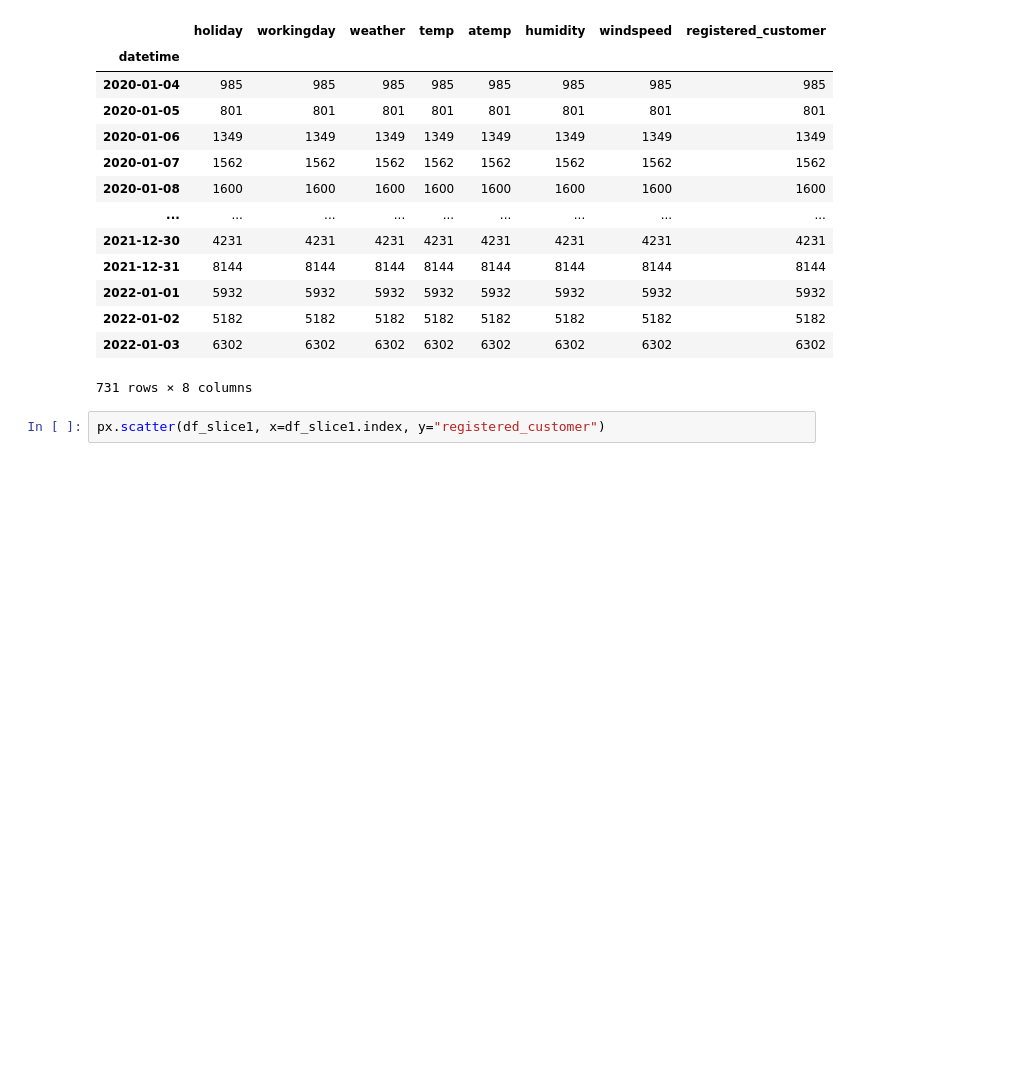
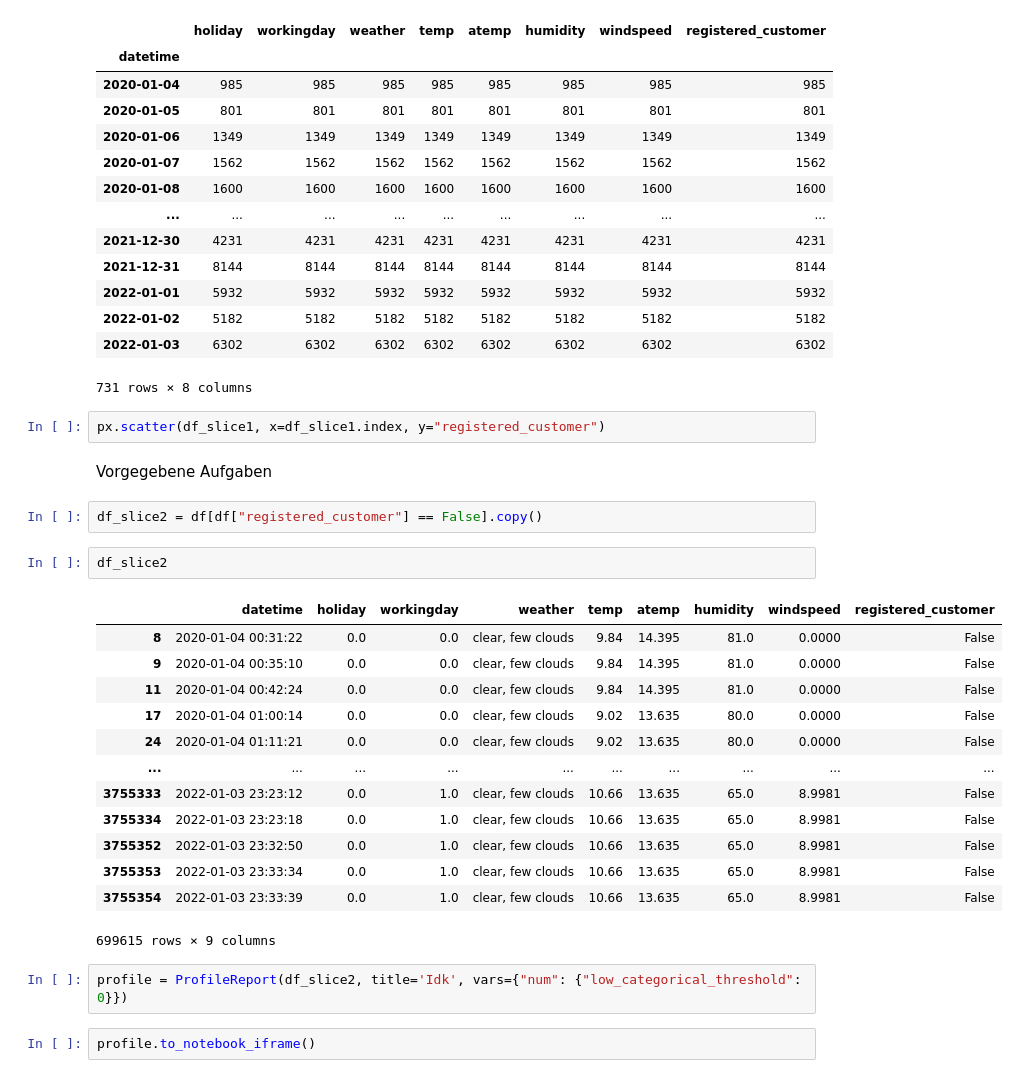
Before and after one commit to P-AEL/K-ppers-Projekt1, a Jupyter notebook: Paul.ipynb, the cells around one changed output. Saved outputs shown, nothing was run; the diff lists cells and outputs as text; blank space fills up the shorter version.

```diff
--- a/Paul.ipynb
+++ b/Paul.ipynb
@@ -66,3 +67,27 @@ df_slice1
 731 rows × 8 columns
 # %%
 px.scatter(df_slice1, x=df_slice1.index, y="registered_customer")
+# %% [markdown]
+Vorgegebene Aufgaben
+# %%
+df_slice2 = df[df["registered_customer"] == False].copy()
+# %%
+df_slice2
+# %% [output]
+|  | datetime | holiday | workingday | weather | temp | atemp | humidity | windspeed | registered_customer |
+| 8 | 2020-01-04 00:31:22 | 0.0 | 0.0 | clear, few clouds | 9.84 | 14.395 | 81.0 | 0.0000 | False |
+| 9 | 2020-01-04 00:35:10 | 0.0 | 0.0 | clear, few clouds | 9.84 | 14.395 | 81.0 | 0.0000 | False |
+| 11 | 2020-01-04 00:42:24 | 0.0 | 0.0 | clear, few clouds | 9.84 | 14.395 | 81.0 | 0.0000 | False |
+| 17 | 2020-01-04 01:00:14 | 0.0 | 0.0 | clear, few clouds | 9.02 | 13.635 | 80.0 | 0.0000 | False |
+| 24 | 2020-01-04 01:11:21 | 0.0 | 0.0 | clear, few clouds | 9.02 | 13.635 | 80.0 | 0.0000 | False |
+| ... | ... | ... | ... | ... | ... | ... | ... | ... | ... |
+| 3755333 | 2022-01-03 23:23:12 | 0.0 | 1.0 | clear, few clouds | 10.66 | 13.635 | 65.0 | 8.9981 | False |
+| 3755334 | 2022-01-03 23:23:18 | 0.0 | 1.0 | clear, few clouds | 10.66 | 13.635 | 65.0 | 8.9981 | False |
+| 3755352 | 2022-01-03 23:32:50 | 0.0 | 1.0 | clear, few clouds | 10.66 | 13.635 | 65.0 | 8.9981 | False |
+| 3755353 | 2022-01-03 23:33:34 | 0.0 | 1.0 | clear, few clouds | 10.66 | 13.635 | 65.0 | 8.9981 | False |
+| 3755354 | 2022-01-03 23:33:39 | 0.0 | 1.0 | clear, few clouds | 10.66 | 13.635 | 65.0 | 8.9981 | False |
+699615 rows × 9 columns
+# %%
+profile = ProfileReport(df_slice2, title='Idk', vars={"num": {"low_categorical_threshold": 0}})
+# %%
+profile.to_notebook_iframe()
```
Also changed, not shown: parts of 1 cell of this notebook.
